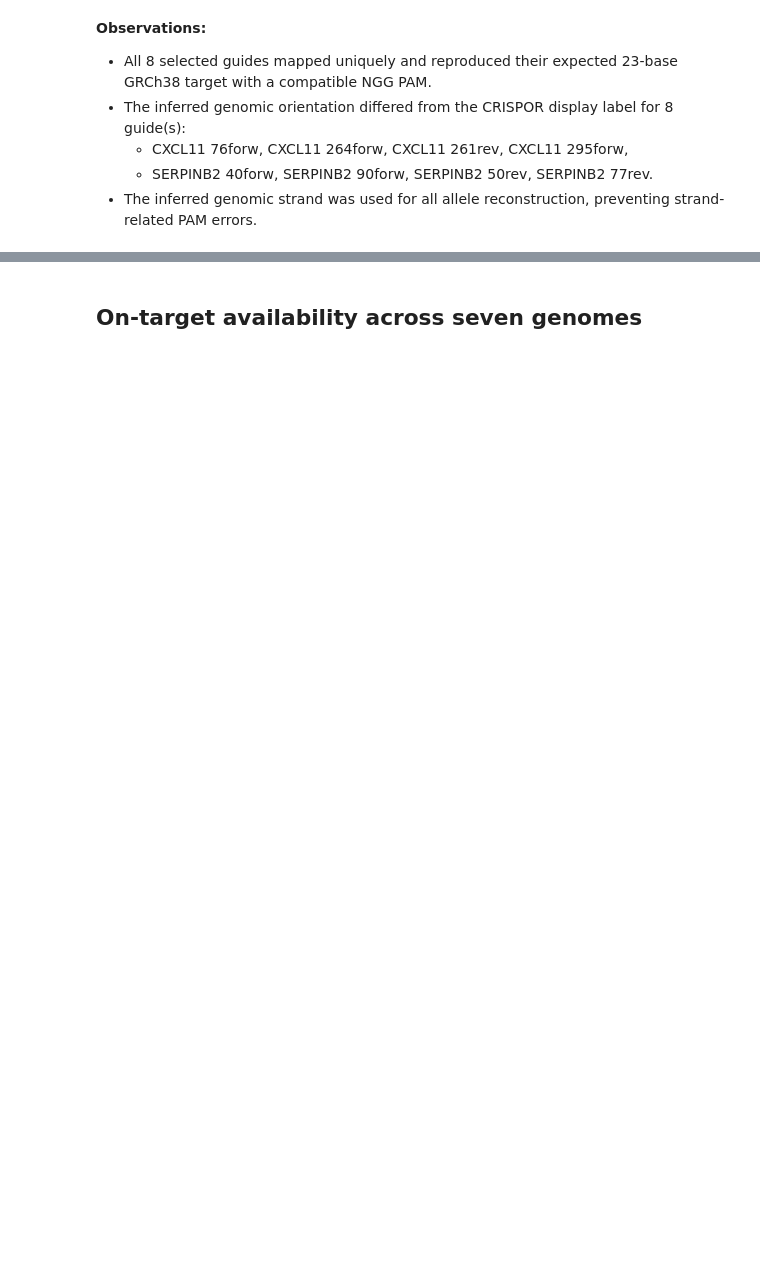
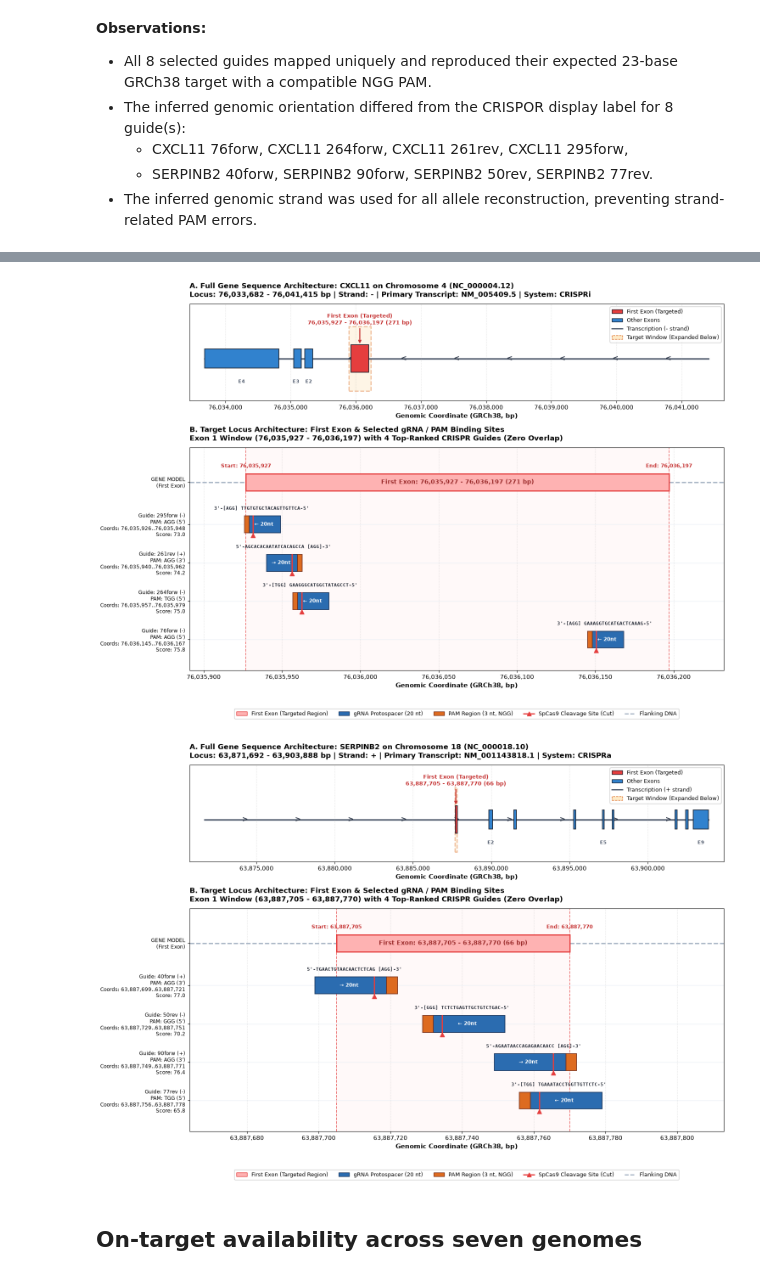
Before and after one commit to tritinvo18/ifn646_project, a Jupyter notebook: notebooks/03_variant_analysis.ipynb, the cells around one changed output, grey strips where cells are left out. Cells and saved outputs as stored; diff of their text form; code cells hidden in the pictures; blank space fills up the shorter version.

Commit message:
improve plots

```diff
--- a/notebooks/03_variant_analysis.ipynb
+++ b/notebooks/03_variant_analysis.ipynb
@@ -140,3 +146,15 @@ display(guides[['gene','guide_id','targetSeq','crispor_strand','genomic_strand',
+# %%
+# Visualise gene sequence, first exon, and selected gRNA/PAM binding sites for each chromosome
+for chrom, gene in [('4', 'CXCL11'), ('18', 'SERPINB2')]:
+    plot_gene_grna_architecture(
+        gene_or_chrom=gene,
+        guides_df=guides,
+        output_path=FIGURE_DIR / f'task3_{gene.lower()}_grna_architecture.png',
+        show=True
+    )
+# %% [output]
+[figure, added]
+[figure, added]
 # %% [markdown]
 ## On-target availability across seven genomes
 # %%
```
Also changed, not shown: parts of 2 cells of this notebook, 7 other files.
